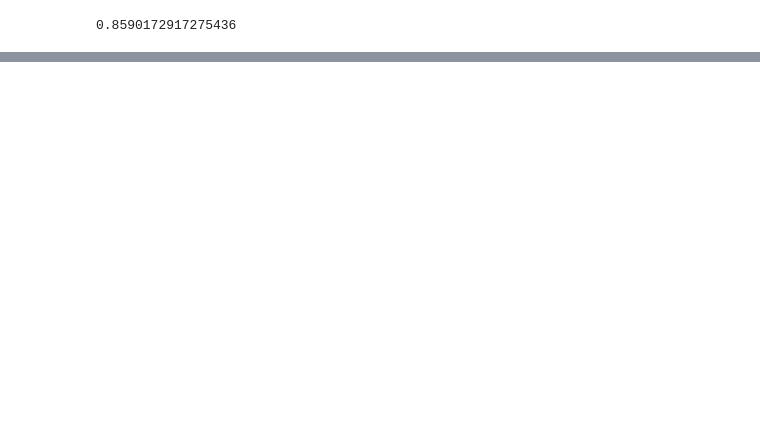
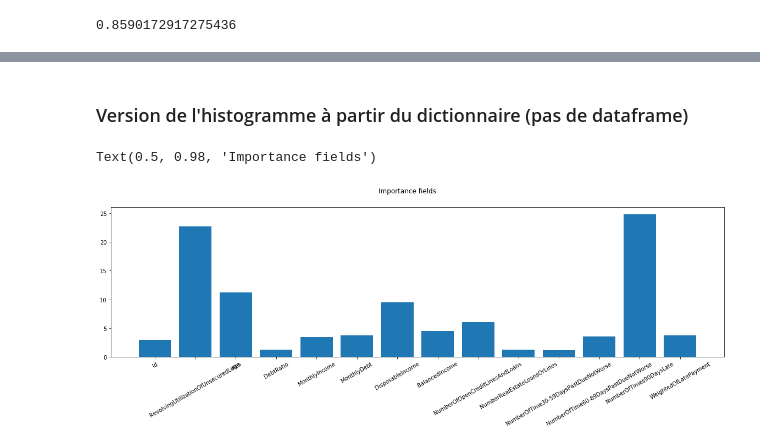
Before and after one commit to Simplon-IA-Bdx-1/give-me-some-credit-laurent-33, a Jupyter notebook: 191007 GiveMeCredit - 02bigml evaluation.ipynb, the cells around one changed output, grey strips where cells are left out. Drawn from its saved outputs; the diff is of its cells as text; code cells hidden in the pictures; blank space fills up the shorter version.

```diff
--- a/191007 GiveMeCredit - 02bigml evaluation.ipynb
+++ b/191007 GiveMeCredit - 02bigml evaluation.ipynb
@@ -265,0 +292,3 @@ AUC
+# %%
+importances = model['object']['importance']
+importances
@@ -265,0 +312,7 @@ AUC
+# %%
+importances_named = dict()
+for column, importance in importances.items():
+    column_name = model['object']['ensemble']['fields'][column]['name']
+    importances_named[column_name] = [importance*100]
+
+importances_named
@@ -265,0 +361,16 @@ AUC
+# %% [markdown]
+### Version de l'histogramme à partir du dictionnaire (pas de dataframe)
+# %%
+names = list(importances_named.keys())
+values = list(importances_named.values())
+
+fig, axs = plt.subplots(figsize=(20, 5), sharey=True)
+axs.bar(names, values)
+
+xtick_labels = ['Id','RevolvingUtilizationOfUnsecuredLines', 'age', 'DebtRatio', 'MonthlyIncome', 'MonthlyDebt', 'DisposableIncome', 'BalancedIncome', 'NumberOfOpenCreditLinesAndLoans', 'NumberRealEstateLoansOrLines', 'NumberOfTime30-59DaysPastDueNotWorse', 'NumberOfTime60-89DaysPastDueNotWorse', 'NumberOfTimes90DaysLate', 'WeightedOfLatePayment', 'NumberOfDependents', 'SeriousDlqin2yrs']
+plt.xticks(names, xtick_labels, rotation=30)
+
+fig.suptitle('Importance fields')
+# %% [output]
+Text(0.5, 0.98, 'Importance fields')
+[figure, added]
```
Also changed, not shown: parts of 34 cells of this notebook, 6 other files.
